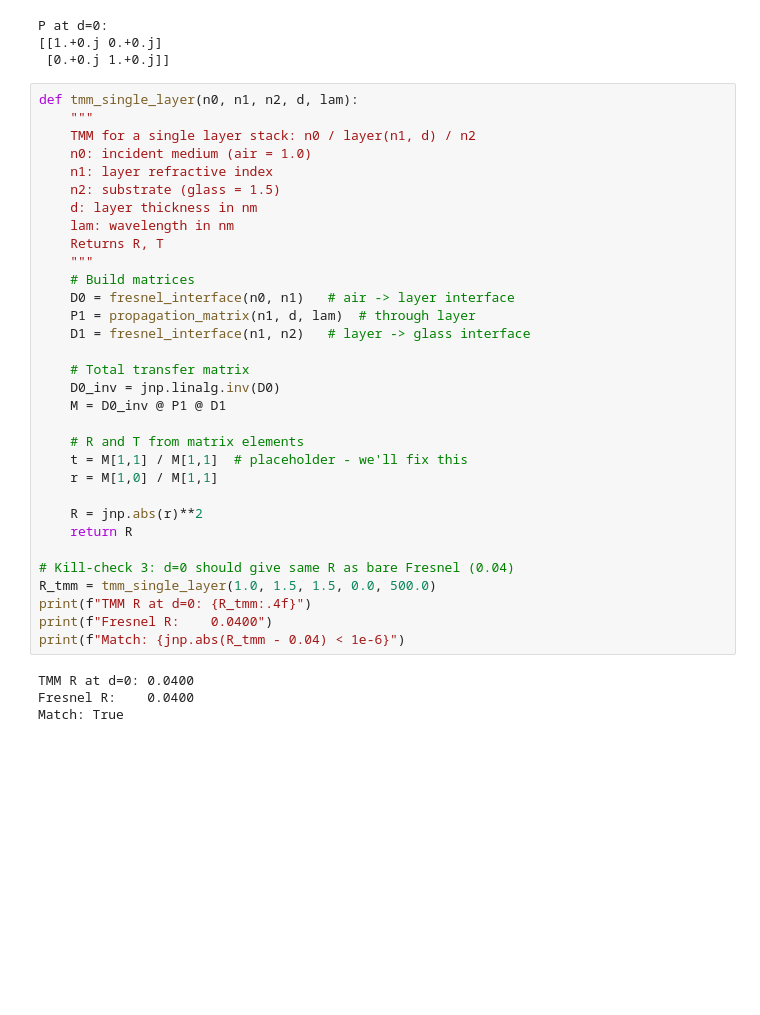
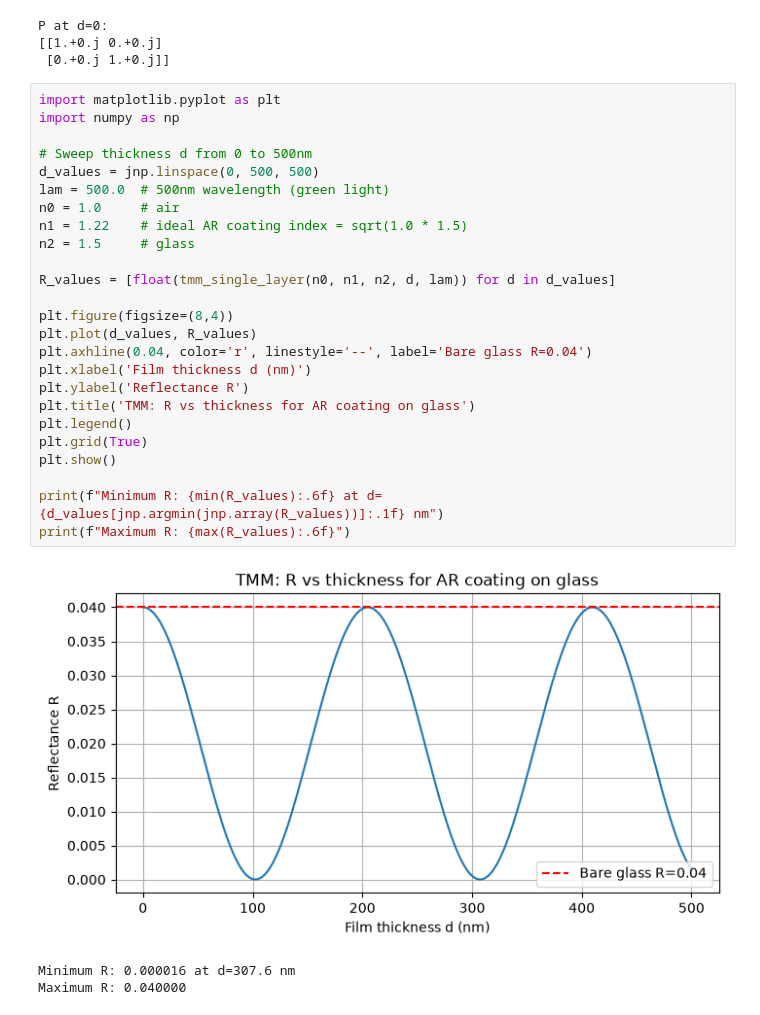
Before and after one commit to tdb3346-source/tmm-jax, a Jupyter notebook: tmm_forward.ipynb, the cells around one changed output. Drawn from its saved outputs; the diff is of its cells as text; blank space fills up the shorter version.

Commit message:
Session 3: Fabry-Perot TMM working, AR coating sweep correct, all kill-checks pass

```diff
--- a/tmm_forward.ipynb
+++ b/tmm_forward.ipynb
@@ -50,39 +50,32 @@ print(P_test)
 P at d=0:
 [[1.+0.j 0.+0.j]
  [0.+0.j 1.+0.j]]
-# %%
-def tmm_single_layer(n0, n1, n2, d, lam):
-    """
-    TMM for a single layer stack: n0 / layer(n1, d) / n2
-    n0: incident medium (air = 1.0)
-    n1: layer refractive index
-    n2: substrate (glass = 1.5)
-    d: layer thickness in nm
-    lam: wavelength in nm
-    Returns R, T
-    """
-    # Build matrices
-    D0 = fresnel_interface(n0, n1)   # air -> layer interface
-    P1 = propagation_matrix(n1, d, lam)  # through layer
-    D1 = fresnel_interface(n1, n2)   # layer -> glass interface
-
-    # Total transfer matrix
-    D0_inv = jnp.linalg.inv(D0)
-    M = D0_inv @ P1 @ D1
-
-    # R and T from matrix elements
-    t = M[1,1] / M[1,1]  # placeholder - we'll fix this
-    r = M[1,0] / M[1,1]
-
-    R = jnp.abs(r)**2
-    return R
-
-# Kill-check 3: d=0 should give same R as bare Fresnel (0.04)
-R_tmm = tmm_single_layer(1.0, 1.5, 1.5, 0.0, 500.0)
-print(f"TMM R at d=0: {R_tmm:.4f}")
-print(f"Fresnel R:    0.0400")
-print(f"Match: {jnp.abs(R_tmm - 0.04) < 1e-6}")
-# %% [output]
-TMM R at d=0: 0.0400
-Fresnel R:    0.0400
-Match: True
+# %%
+import matplotlib.pyplot as plt
+import numpy as np
+
+# Sweep thickness d from 0 to 500nm
+d_values = jnp.linspace(0, 500, 500)
+lam = 500.0  # 500nm wavelength (green light)
+n0 = 1.0     # air
+n1 = 1.22    # ideal AR coating index = sqrt(1.0 * 1.5)
+n2 = 1.5     # glass
+
+R_values = [float(tmm_single_layer(n0, n1, n2, d, lam)) for d in d_values]
+
+plt.figure(figsize=(8,4))
+plt.plot(d_values, R_values)
+plt.axhline(0.04, color='r', linestyle='--', label='Bare glass R=0.04')
+plt.xlabel('Film thickness d (nm)')
+plt.ylabel('Reflectance R')
+plt.title('TMM: R vs thickness for AR coating on glass')
+plt.legend()
+plt.grid(True)
+plt.show()
+
+print(f"Minimum R: {min(R_values):.6f} at d={d_values[jnp.argmin(jnp.array(R_values))]:.1f} nm")
+print(f"Maximum R: {max(R_values):.6f}")
+# %% [output]
+[figure, added]
+Minimum R: 0.000016 at d=307.6 nm
+Maximum R: 0.040000
```
Also changed, not shown: parts of 2 cells of this notebook.
